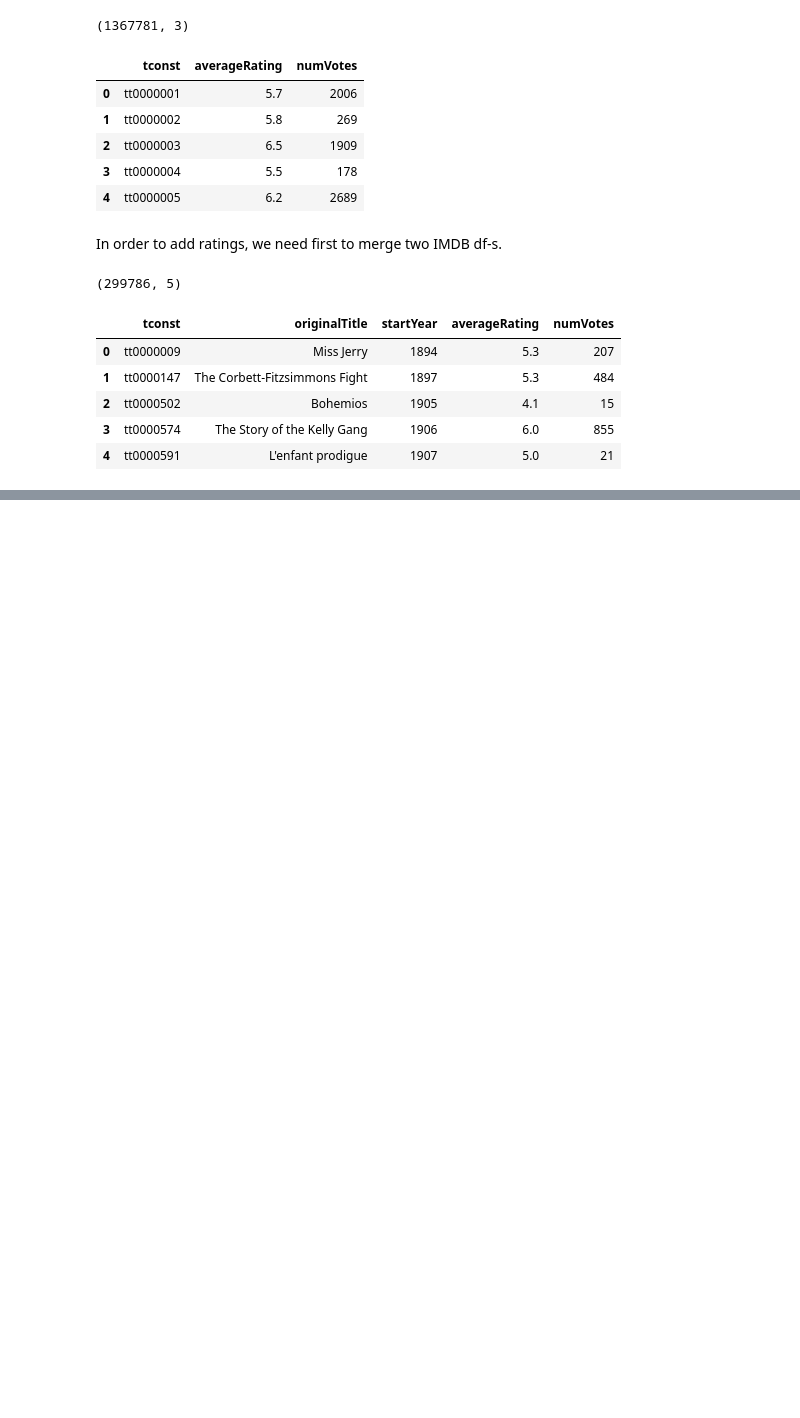
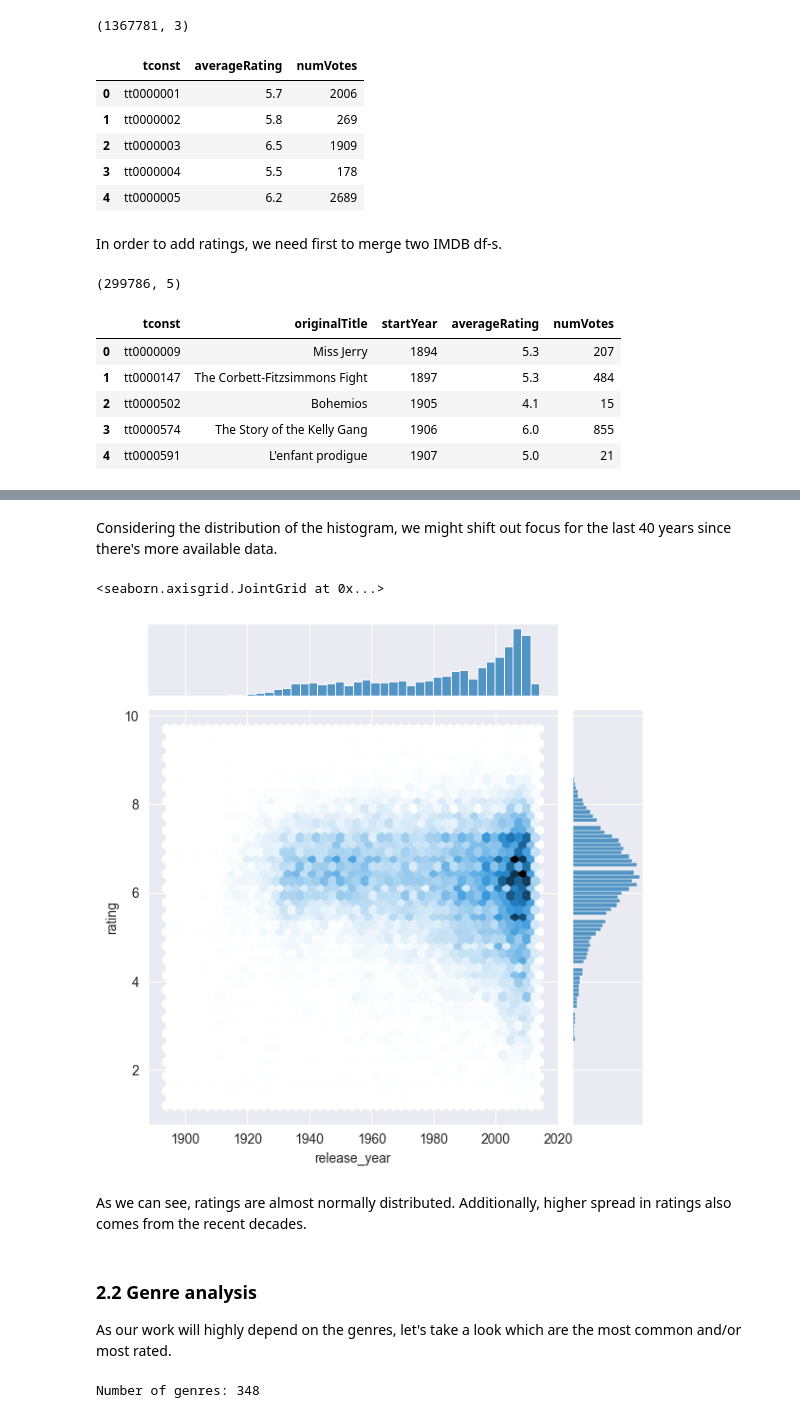
Before and after one commit to epfl-ada/ada-2023-project-adaroundtheworld2023, a Jupyter notebook: notebooks/preprocess.ipynb, the cells around one changed output, grey strips where cells are left out. Cells and saved outputs as stored; diff of their text form; code cells hidden in the pictures; blank space fills up the shorter version.

```diff
--- a/notebooks/preprocess.ipynb
+++ b/notebooks/preprocess.ipynb
@@ -307,0 +303,20 @@ Text(0.5, 1.0, 'IMDb Rating by Genre')
+# %% [markdown]
+Considering the distribution of the histogram, we might shift out focus for the last 40 years since there's more available data.
+# %%
+# let's see compare the IMDB rating with the year
+sns.jointplot(data=final_df, x='release_year', y='rating', kind='hex')
+# %% [output]
+<seaborn.axisgrid.JointGrid at 0x...>
+[figure, added]
+# %% [markdown]
+As we can see, ratings are almost normally distributed. Additionally, higher spread in ratings also comes from the recent decades.
+# %% [markdown]
+### 2.2 Genre analysis
+
+As our work will highly depend on the genres, let's take a look which are the most common and/or most rated.
+# %%
+# let's get the list of all genres
+unique_genres = final_df.genres.explode().unique()
+print("Number of genres: {}".format(len(unique_genres)))
+# %% [output]
+Number of genres: 348
```
Also changed, not shown: parts of 49 cells of this notebook.
